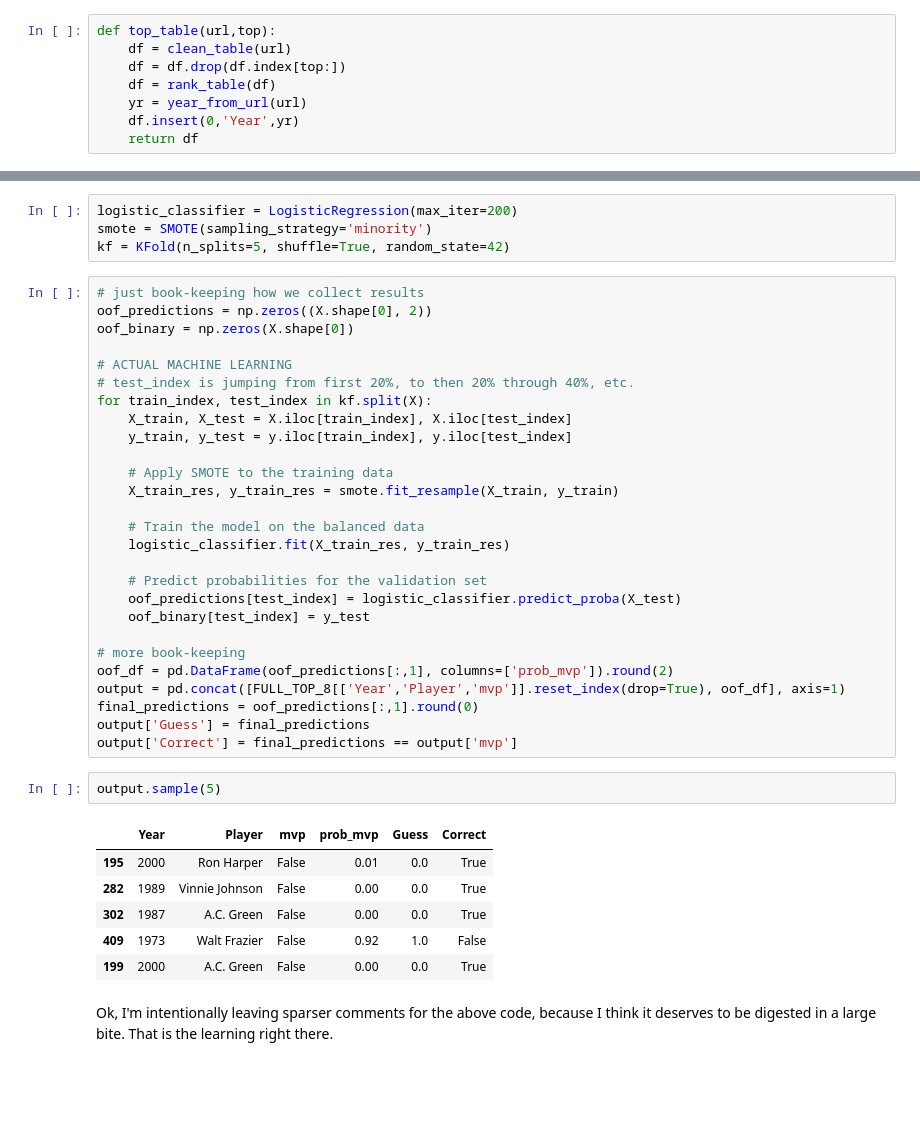
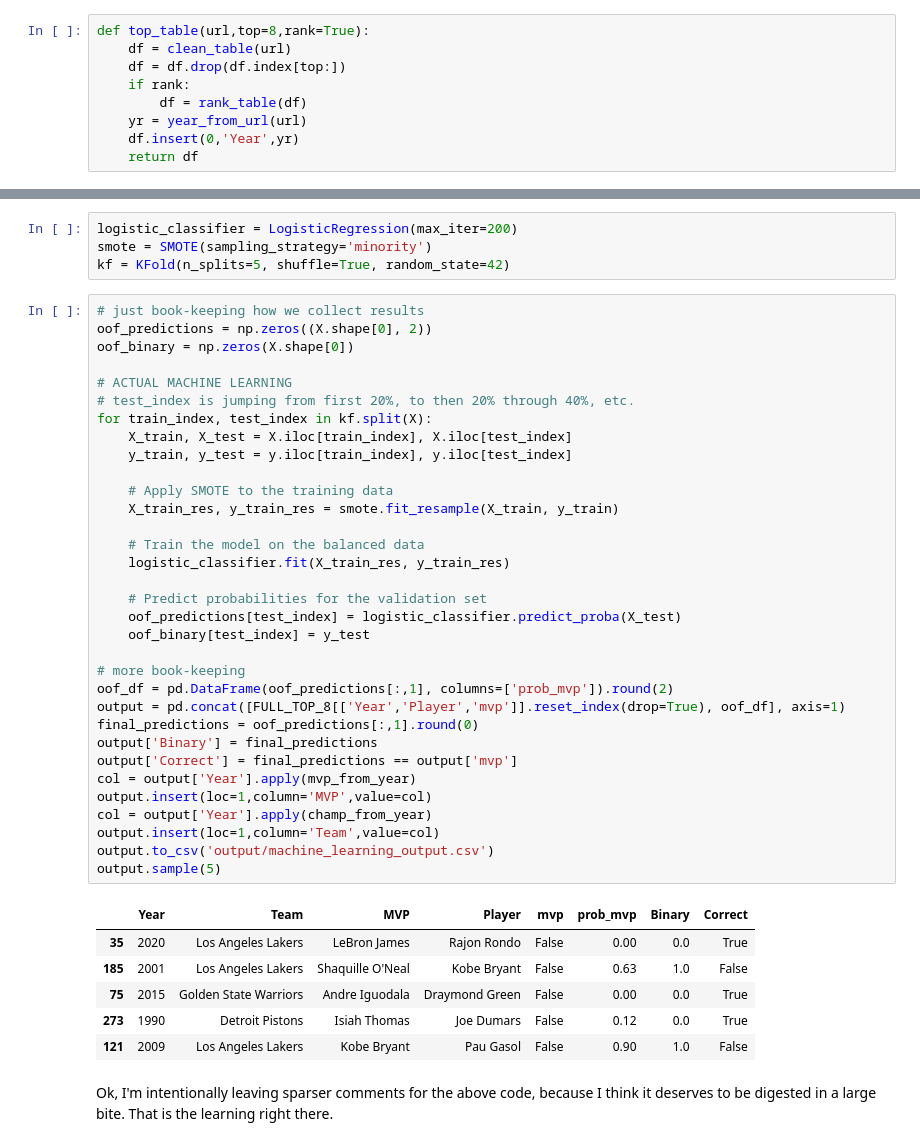
Before and after one commit to NFordUMass/finalsmvp, a Jupyter notebook: finalsmvp.ipynb, the cells around one changed output, grey strips where cells are left out. Drawn from its saved outputs; the diff is of its cells as text; blank space fills up the shorter version.

```diff
--- a/finalsmvp.ipynb
+++ b/finalsmvp.ipynb
@@ -228,10 +228,11 @@ def rank_table(t):
 # %% [markdown]
 top_table takes just the top X entries from the table.  Meaning we don't care to predict Brian Scalabrine's chance at winning MVP.
 # %%
-def top_table(url,top):
+def top_table(url,top=8,rank=True):
     df = clean_table(url)
     df = df.drop(df.index[top:])
-    df = rank_table(df)
+    if rank:
+        df = rank_table(df)
     yr = year_from_url(url)
     df.insert(0,'Year',yr)
     return df
@@ -429,39 +400,43 @@ kf = KFold(n_splits=5, shuffle=True, random_state=42)
 # %%
 # just book-keeping how we collect results
 oof_predictions = np.zeros((X.shape[0], 2))
 oof_binary = np.zeros(X.shape[0])
 
 # ACTUAL MACHINE LEARNING
 # test_index is jumping from first 20%, to then 20% through 40%, etc.
 for train_index, test_index in kf.split(X):
     X_train, X_test = X.iloc[train_index], X.iloc[test_index]
     y_train, y_test = y.iloc[train_index], y.iloc[test_index]
 
     # Apply SMOTE to the training data
     X_train_res, y_train_res = smote.fit_resample(X_train, y_train)
 
     # Train the model on the balanced data
     logistic_classifier.fit(X_train_res, y_train_res)
 
     # Predict probabilities for the validation set
     oof_predictions[test_index] = logistic_classifier.predict_proba(X_test)
     oof_binary[test_index] = y_test
 
 # more book-keeping
 oof_df = pd.DataFrame(oof_predictions[:,1], columns=['prob_mvp']).round(2)
 output = pd.concat([FULL_TOP_8[['Year','Player','mvp']].reset_index(drop=True), oof_df], axis=1)
 final_predictions = oof_predictions[:,1].round(0)
-output['Guess'] = final_predictions
+output['Binary'] = final_predictions
 output['Correct'] = final_predictions == output['mvp']
+col = output['Year'].apply(mvp_from_year)
+output.insert(loc=1,column='MVP',value=col)
+col = output['Year'].apply(champ_from_year)
+output.insert(loc=1,column='Team',value=col)
+output.to_csv('output/machine_learning_output.csv')
+output.sample(5)
+# %% [output]
+|  | Year | Team | MVP | Player | mvp | prob_mvp | Binary | Correct |
+| 35 | 2020 | Los Angeles Lakers | LeBron James | Rajon Rondo | False | 0.00 | 0.0 | True |
+| 185 | 2001 | Los Angeles Lakers | Shaquille O'Neal | Kobe Bryant | False | 0.63 | 1.0 | False |
+| 75 | 2015 | Golden State Warriors | Andre Iguodala | Draymond Green | False | 0.00 | 0.0 | True |
+| 273 | 1990 | Detroit Pistons | Isiah Thomas | Joe Dumars | False | 0.12 | 0.0 | True |
+| 121 | 2009 | Los Angeles Lakers | Kobe Bryant | Pau Gasol | False | 0.90 | 1.0 | False |
-# %%
-output.sample(5)
-# %% [output]
-|  | Year | Player | mvp | prob_mvp | Guess | Correct |
-| 195 | 2000 | Ron Harper | False | 0.01 | 0.0 | True |
-| 282 | 1989 | Vinnie Johnson | False | 0.00 | 0.0 | True |
-| 302 | 1987 | A.C. Green | False | 0.00 | 0.0 | True |
-| 409 | 1973 | Walt Frazier | False | 0.92 | 1.0 | False |
-| 199 | 2000 | A.C. Green | False | 0.00 | 0.0 | True |
 # %% [markdown]
 Ok, I'm intentionally leaving sparser comments for the above code, because I think it deserves to be digested in a large bite.  That is the learning right there.
 # %% [markdown]
```
Also changed, not shown: parts of 18 cells of this notebook, 7 other files.
